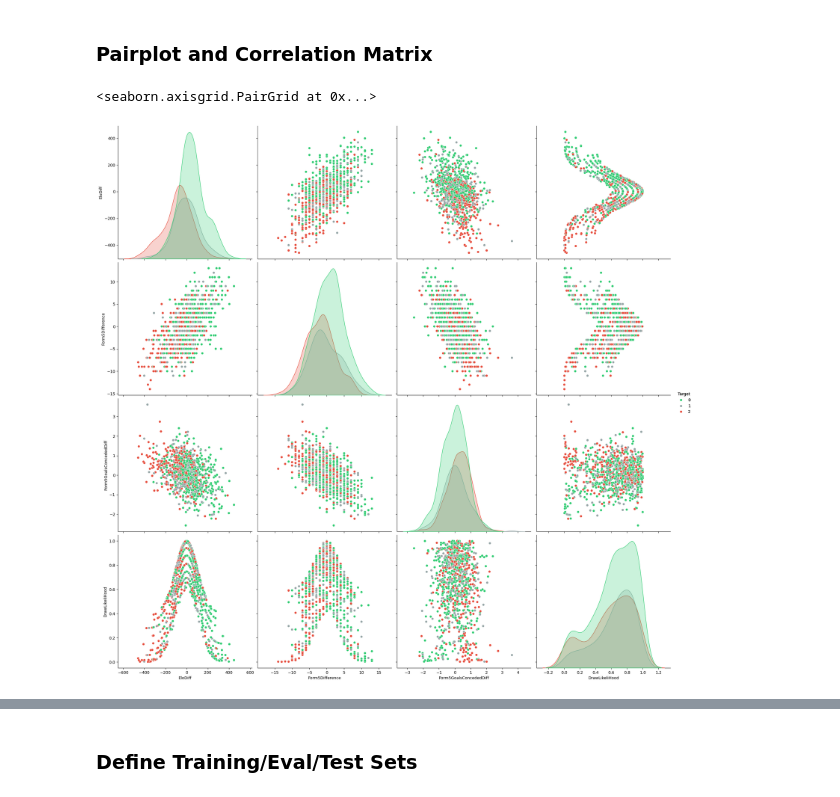
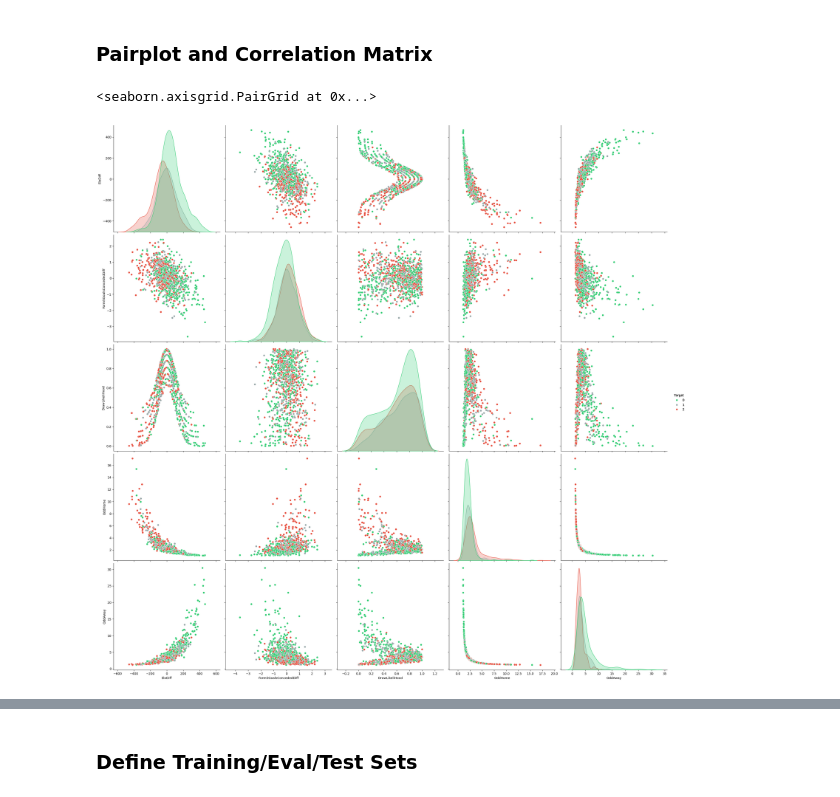
Before and after one commit to grimaldiTob/Football-Match-Predictor, a Jupyter notebook: match_predictor.ipynb, the cells around one changed output, grey strips where cells are left out. Drawn from its saved outputs; the diff is of its cells as text; code cells hidden in the pictures.

```diff
--- a/match_predictor.ipynb
+++ b/match_predictor.ipynb
@@ -71,7 +71,7 @@ dtype: float64
 "\n    As we can see here the features mostly filled with NaN's are:\n        - MatchTime --> we still want to drop these matches since they most probably contain dirty matches.\n        - Data with n ...
 # %%
 first_features_to_drop = [
-    'HTResult', 'OddHome', 'OddDraw', 'Form3Home', 'Form3Away', 'OddAway'
+    'HTResult', 'Form3Home', 'Form3Away'
 ]
 second_features_to_drop = [
     'Over25', 'Under25', 'MaxOver25', 'MaxUnder25',
@@ -411,7 +411,7 @@ result_mapping = {'H': 0, 'D': 1, 'A': 2}
 df_min['Target'] = df_min['FTResult'].map(result_mapping).astype('int8')
 
 # take back some features if you think it is necessary.
-df_min = df_min.drop(columns=["FTResult", "EloDifference3Home", "EloDifference3Away", "Form3highTempo", "Form3highlyPhysical", "Form3lowTempoDiff"])
+df_min = df_min.drop(columns=["FTResult", "EloDifference3Home", "EloDifference3Away", "Form3highTempo", "Form3highlyPhysical", "Form3lowTempoDiff", "Form5Difference"])
 df_min.info()
 # %% [output]
 <class 'pandas.DataFrame'>
@@ -452,15 +454,15 @@ df_min
 # %%
 import seaborn as sns
 
 cols_relation = [
-    'EloDiff', 'Form5Difference', 'Form5GoalsConcededDiff', 'DrawLikeliHood'
+    'EloDiff', 'Form5GoalsConcededDiff', 'DrawLikeliHood', 'OddHome', 'OddAway'
 ]
 random_df = df_min.sample(1000)
 
 sns.pairplot(random_df, x_vars=cols_relation, y_vars=cols_relation, hue="Target", palette=['#2ecc71', '#95a5a6', '#e74c3c'], height=5).add_legend()
 # %% [output]
 <seaborn.axisgrid.PairGrid at 0x...>
-[figure, old version]
+[figure, new version]
 # %%
 corrmat = df_min.corr()
 for feature_name, correlation_scores in corrmat.items():
```
Also changed, not shown: parts of 23 cells of this notebook.
